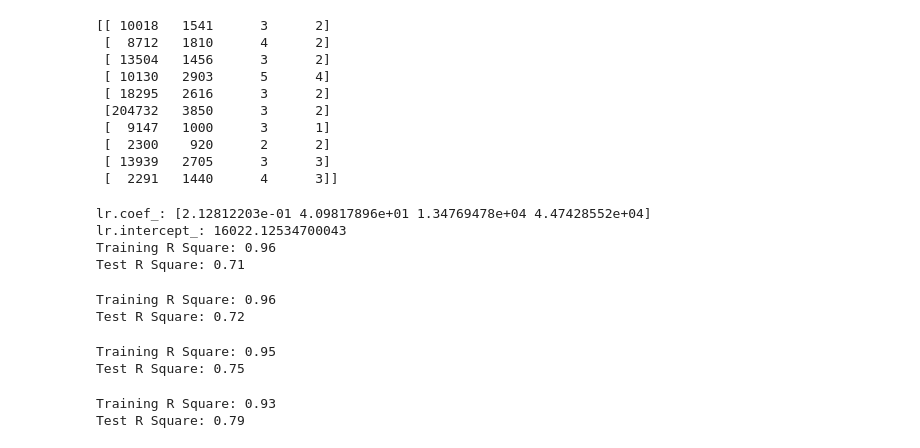
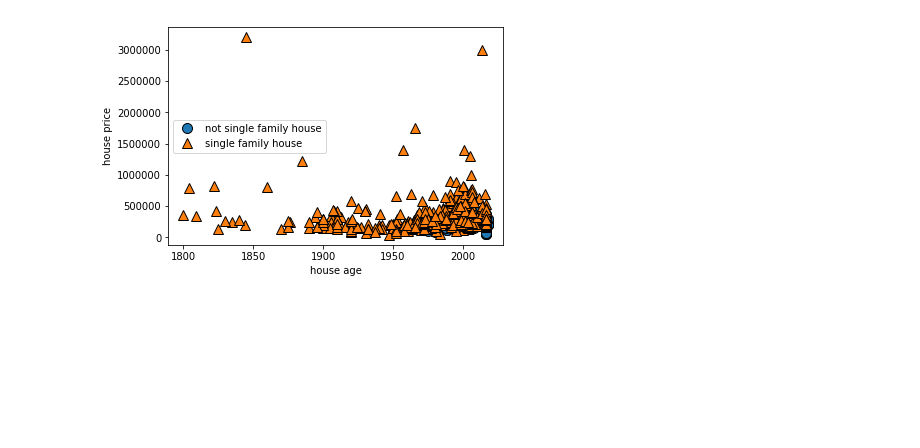
Before and after one commit to johnsaliba/480, a Jupyter notebook: Untitled.ipynb, the cells around one changed output. Cells and saved outputs as stored; diff of their text form; code cells hidden in the pictures; blank space fills up the shorter version.

```diff
--- a/Untitled.ipynb
+++ b/Untitled.ipynb
@@ -1,63 +1,23 @@
 # %%
 import sklearn
 from sklearn.model_selection import train_test_split
 from matplotlib import pyplot as plt
 %matplotlib inline
 import pandas
 import numpy as np
+import mglearn
 
-df = pandas.read_excel('house_price.xlsx')
+df = pandas.read_excel('house_price_label.xlsx')
 
 # combine multipl columns into a 2D array
-X = np.column_stack((df.lot_size,df.area,df.bedroom,df.bathroom))
-y = df.price
-print (X[:10])
+# also convert the integer data to float data
+X = np.column_stack((df.built_in.astype(float),df.price.astype(float)))
+y = df.is_single
+mglearn.discrete_scatter(X[:,0],X[:,1],y) # use mglearn to visualize data
 
-#split data for training and testing
-X_train, X_test, y_train, y_test = train_test_split(X, y,test_size=0.3 , random_state=3)
+plt.legend(['not single family house','single family house'])
+plt.xlabel('house age')
+plt.ylabel('house price')
+plt.show()
 # %% [output]
-[[ 10018   1541      3      2]
- [  8712   1810      4      2]
- [ 13504   1456      3      2]
- [ 10130   2903      5      4]
- [ 18295   2616      3      2]
- [204732   3850      3      2]
- [  9147   1000      3      1]
- [  2300    920      2      2]
- [ 13939   2705      3      3]
- [  2291   1440      4      3]]
+[figure, added]
-# %%
-from sklearn.linear_model import LinearRegression
-lr = LinearRegression().fit(X_train, y_train)
-print("lr.coef_: {}".format(lr.coef_))
-print("lr.intercept_: {}".format(lr.intercept_))
-print("Training R Square: {:.2f}".format(lr.score(X_train, y_train)))
-print("Test R Square: {:.2f}".format(lr.score(X_test, y_test)))
-# %% [output]
-lr.coef_: [2.12812203e-01 4.09817896e+01 1.34769478e+04 4.47428552e+04]
-lr.intercept_: 16022.12534700043
-Training R Square: 0.96
-Test R Square: 0.71
-# %%
-from sklearn.linear_model import Ridge
-
-ridge = Ridge().fit(X_train, y_train)
-print("Training R Square: {:.2f}".format(ridge.score(X_train, y_train)))
-print("Test R Square: {:.2f}".format(ridge.score(X_test, y_test)))
-# %% [output]
-Training R Square: 0.96
-Test R Square: 0.72
-# %%
-ridge10 = Ridge(alpha=10).fit(X_train, y_train) # set different aphpa
-print("Training R Square: {:.2f}".format(ridge10.score(X_train, y_train)))
-print("Test R Square: {:.2f}".format(ridge10.score(X_test, y_test)))
-# %% [output]
-Training R Square: 0.95
-Test R Square: 0.75
-# %%
-ridge1000 = Ridge(alpha=1000).fit(X_train, y_train)
-print("Training R Square: {:.2f}".format(ridge1000.score(X_train, y_train)))
-print("Test R Square: {:.2f}".format(ridge1000.score(X_test, y_test)))
-# %% [output]
-Training R Square: 0.93
-Test R Square: 0.79
```
Also changed, not shown: parts of 14 cells of this notebook.
